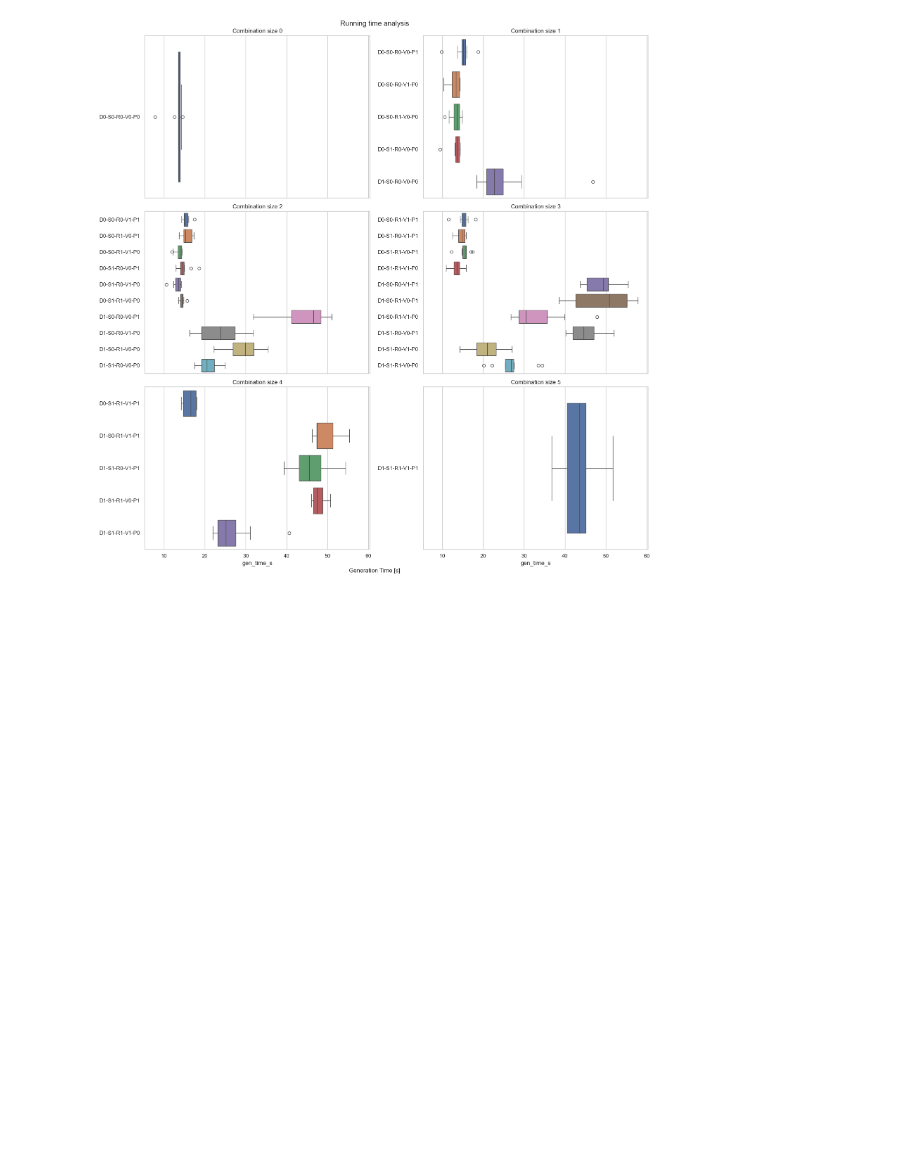
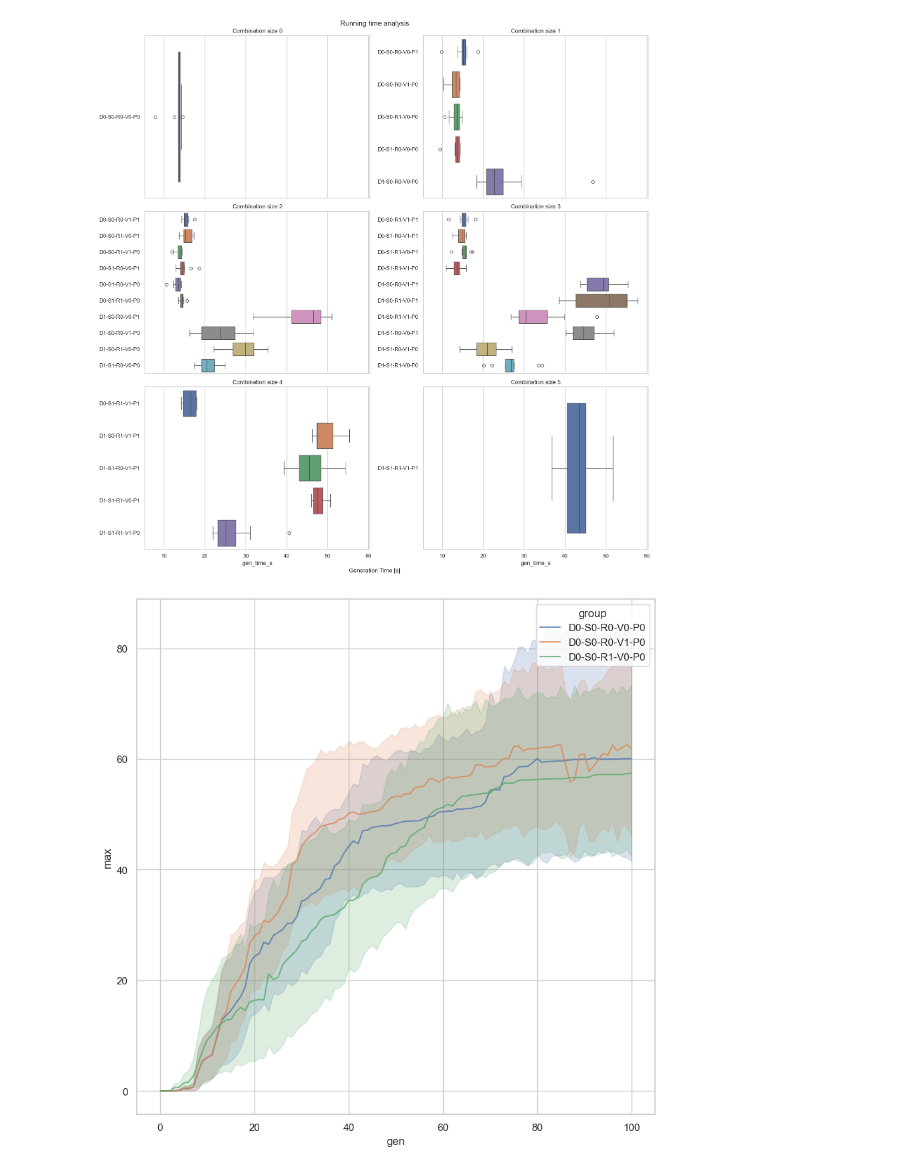
Before and after one commit to kapiblue/frams-gecco-2024, a Jupyter notebook: vis/comb-check.ipynb, the cells around one changed output. Saved outputs shown, nothing was run; the diff lists cells and outputs as text; code cells hidden in the pictures; blank space fills up the shorter version.

```diff
--- a/vis/comb-check.ipynb
+++ b/vis/comb-check.ipynb
@@ -107,3 +115,14 @@ plt.tight_layout()
 plt.show()
 # %% [output]
 [figure]
+# %%
+v_res = results_df[results_df.group.isin([
+    "D0-S0-R0-V0-P0",
+    "D0-S0-R1-V0-P0",
+    "D0-S0-R0-V1-P0",
+])]
+fig, ax = plt.subplots(1,1, figsize=(10, 10))
+sns.lineplot(x="gen", y="max", hue="group", data=v_res, ax=ax, legend=True, alpha=0.75)
+plt.show()
+# %% [output]
+[figure, added]
```
Also changed, not shown: parts of 1 cell of this notebook.
